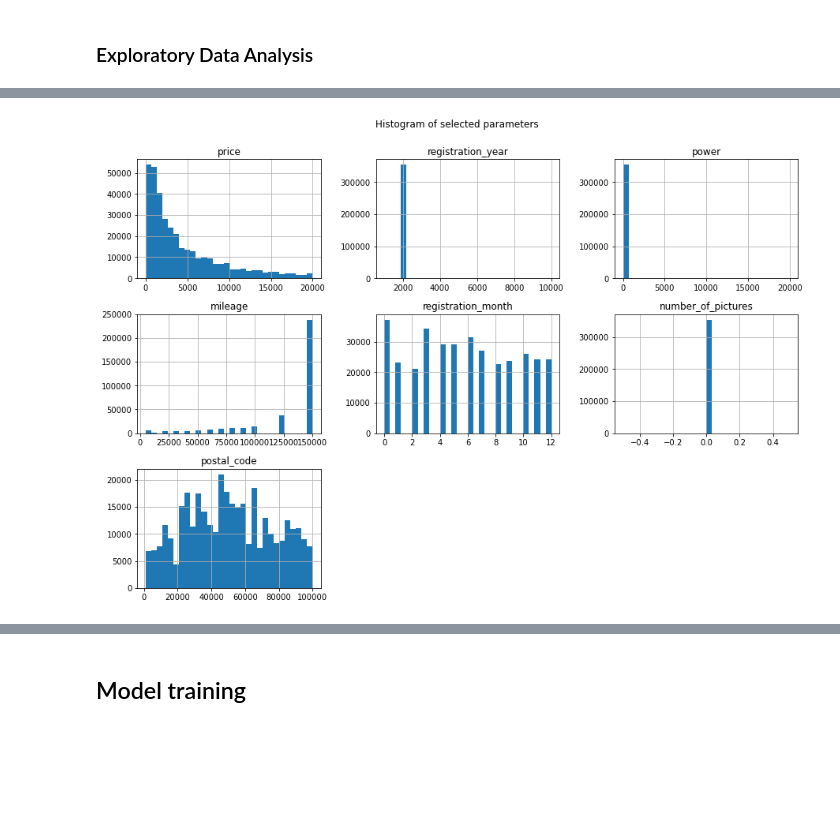
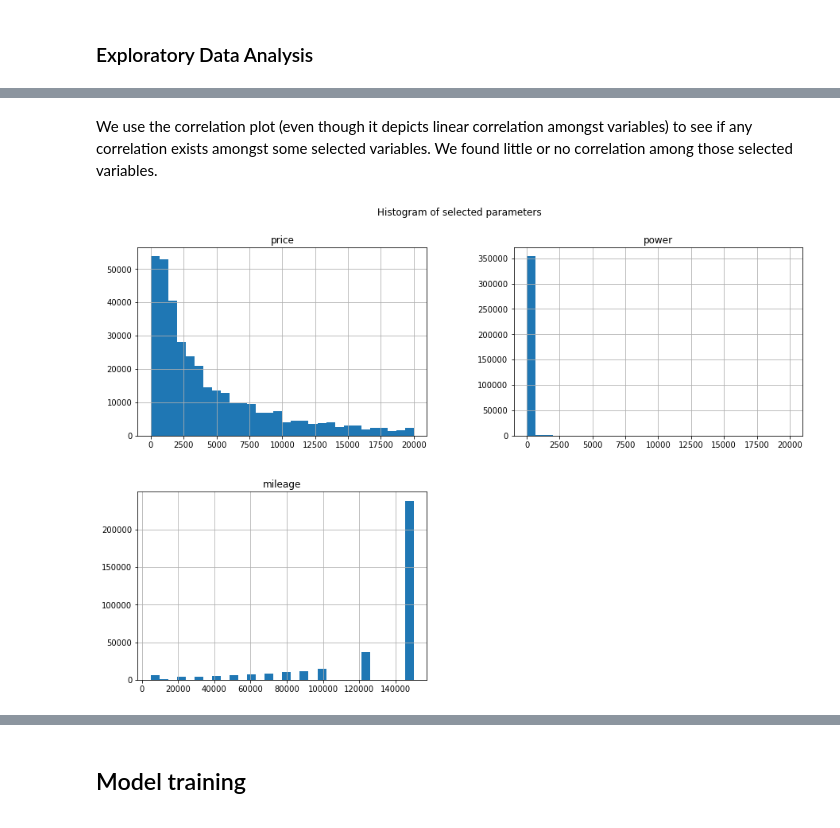
Before and after one commit to chuksoo/vehicle_price_predictionML, a Jupyter notebook: vehicle_price_predictionML.ipynb, the cells around one changed output, grey strips where cells are left out. Drawn from its saved outputs; the diff is of its cells as text; code cells hidden in the pictures; blank space fills up the shorter version.

```diff
--- a/vehicle_price_predictionML.ipynb
+++ b/vehicle_price_predictionML.ipynb
@@ -372,0 +380,6 @@ There are 0 columns that have missing values.
+# %%
+n_duplicated = df.duplicated().sum()
+
+# drop duplicates
+df = df.drop_duplicates()
+print(f'We handled duplicates by dropping {n_duplicated} duplicated rows giving us {df.shape[0]} total rows in dataset')
@@ -385,0 +438,4 @@ df.describe()
+# %%
+# add new features to tdata
+df['age'] = df['date_crawled'].dt.year - df['registration_year']
+df.head()
@@ -406,6 +482,8 @@ def corr_matrix(df, label):
+# %% [markdown]
+We use the correlation plot (even though it depicts linear correlation amongst variables) to see if any correlation exists amongst some selected variables. We found little or no correlation among those selected variables.
 # %%
 # histogram of selected variables
-df[['price', 'registration_year', 'power', 'mileage', 'registration_month', 'number_of_pictures', 'postal_code']].hist(bins=30, figsize=(15, 10))
+df[['price', 'power', 'mileage']].hist(bins=30, figsize=(15, 10))
 plt.suptitle('Histogram of selected parameters', y=0.95);
 # %% [output]
-[figure, old version]
+[figure, new version]
```
Also changed, not shown: parts of 24 cells of this notebook.
